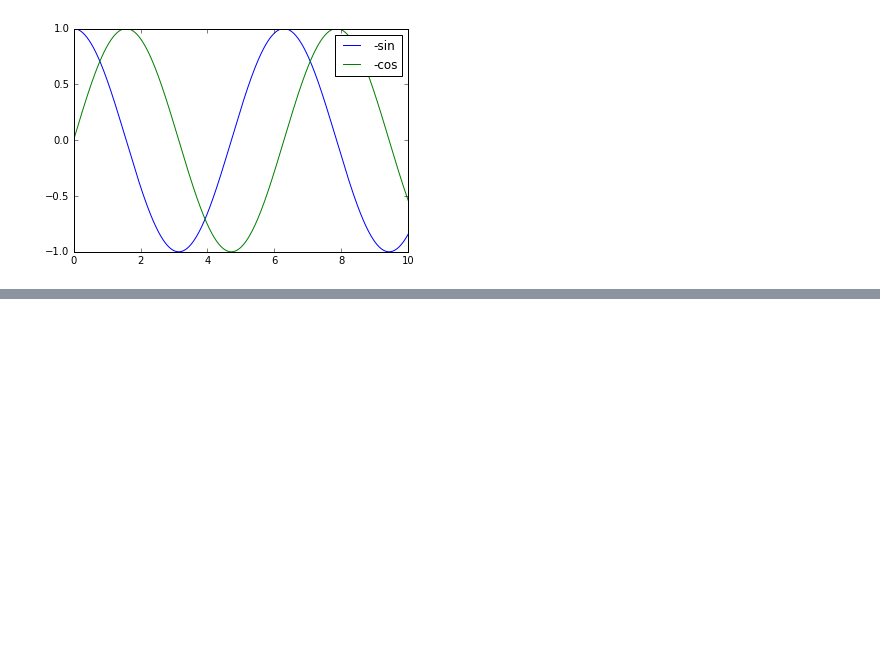
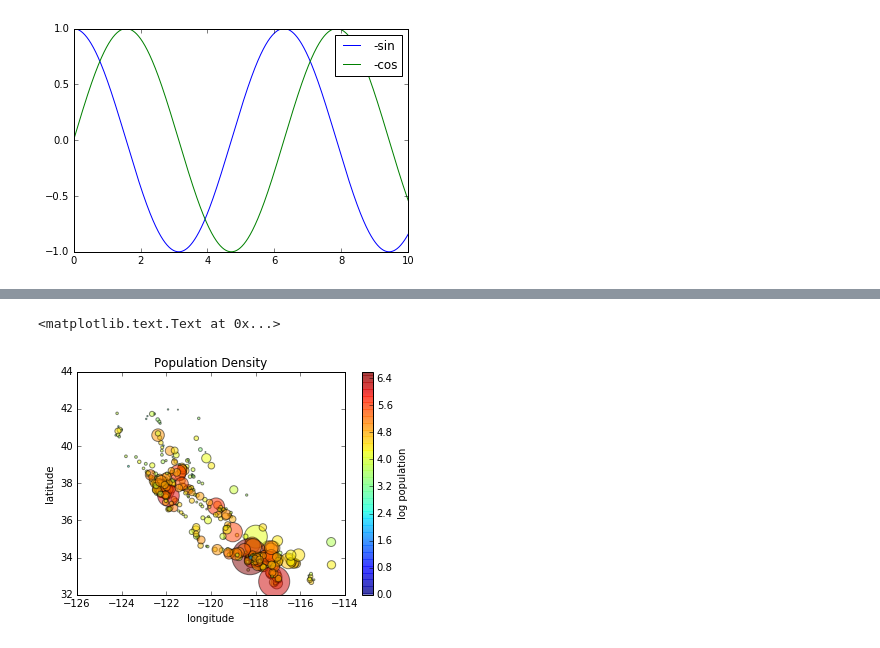
Before and after one commit to Prithvi45/Data-Science, a Jupyter notebook: class18-Plot Legends.ipynb, the cells around one changed output, grey strips where cells are left out. Cells and saved outputs as stored; diff of their text form; code cells hidden in the pictures; blank space fills up the shorter version.

```diff
--- a/class18-Plot Legends.ipynb
+++ b/class18-Plot Legends.ipynb
@@ -17,7 +17,4 @@ leg =ax.legend()
 # %%
 
 import pandas as pd
-# cities = pd.read_csv('california_cities.csv')
-url = 'data-science-ml-foundation-10/california_cities.csv'
+cities = pd.read_csv('california_cities.csv')
-# %%
-cities = pd.read_csv(url, sep = '\t')
@@ -25,0 +30,13 @@ FileNotFoundError: File b'data-science-ml-foundation-10/california_cities.csv' d
+# %%
+lat, lon = cities['latd'], cities['longd']
+population, area = cities['population_total'], cities['area_total_km2']
+# %%
+
+plt.scatter(lon, lat, c = np.log10(population), s=area, alpha=0.5 )
+plt.colorbar(label='log population')
+plt.xlabel('longitude')
+plt.ylabel('latitude')
+plt.title('Population Density')
+# %% [output]
+<matplotlib.text.Text at 0x...>
+[figure, added]
```
Also changed, not shown: parts of 6 cells of this notebook, 4 other files.
